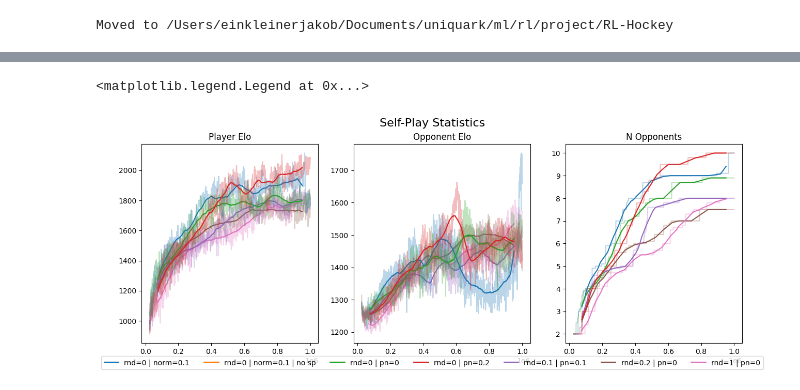
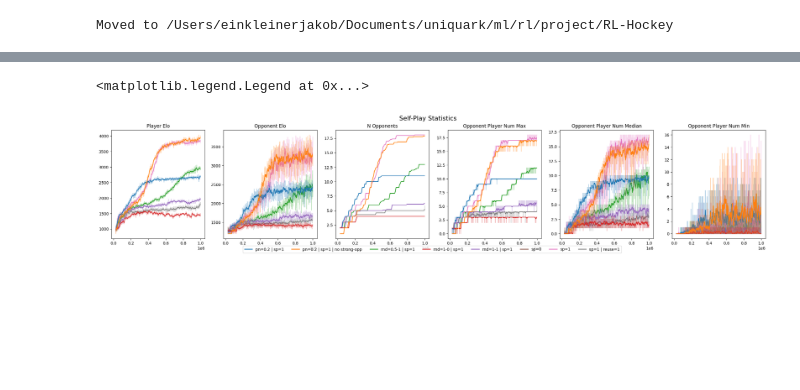
Before and after one commit to richard-be/RL-Hockey, a Jupyter notebook: experiments/td3/view_train.ipynb, the cells around one changed output, grey strips where cells are left out. Cells and saved outputs as stored; diff of their text form; code cells hidden in the pictures; blank space fills up the shorter version.

```diff
--- a/experiments/td3/view_train.ipynb
+++ b/experiments/td3/view_train.ipynb
@@ -41,11 +41,16 @@ def clean_and_unify_run(run, logs):
     return run
 # %%
 data_dir = "./data"
+timestamp = None #"1771279779"
 data = dict()
 log_names = set()
 raw_run_names = dict()
 
 for run in os.listdir(data_dir):
+    if timestamp is not None and not run.endswith(timestamp):
+        print("Skipping", run)
+        continue
+
     run_name = clean_and_unify_run(run, data)
     data[run_name] = dict()
     raw_run_names[run_name] = run
@@ -134,26 +140,29 @@ fig.legend(handles, runs, loc="lower center", ncol=len(runs))
 # %%
 self_play_logs = [
-    "charts/player_elo",
-    "charts/opponent_elo",
-    "charts/n_opponents",
+    "self_play/player_elo",
+    "self_play/opponent_elo",
+    "self_play/n_opponents",
+    "self_play/opponent_player_num_max",
+    "self_play/opponent_player_num_median",
+    "self_play/opponent_player_num_min",
 ]
 # %%
 fig, axs = plt.subplots(1, len(self_play_logs), figsize=(len(self_play_logs)*5, 5))
 fig.suptitle("Self-play statistics".title(), fontsize=16)
 
 for idx, self_play_log in enumerate(self_play_logs):
     axs[idx].set_title(self_play_log.split("/")[1].replace("_", " ").title())
 
     # ax.set_ylabel(metric.replace("_", " ").title())
-    plot_log(self_play_log, axs[idx], smoothing_window=100, less_smooth_window=1, alpha=0.3)
+    plot_log(self_play_log, axs[idx], smoothing_window=10, less_smooth_window=1, alpha=0.3)
 
 handles = [plt.Line2D([0], [0], color=run_colors[run], lw=2) for run in runs]
 
 fig.legend(handles, runs, loc="lower center", ncol=len(runs))
 # fig.legend(runs, loc="lower center", ncol=len(data), )
 # %% [output]
 <matplotlib.legend.Legend at 0x...>
-[figure, old version]
+[figure, new version]
 # %%
 from src.td3.algorithm.evaluation import run_evaluation, run_evaluation_multiple_runs
 from hockey.hockey_env import Mode
```
Also changed, not shown: parts of 4 cells of this notebook, 9 other files.
